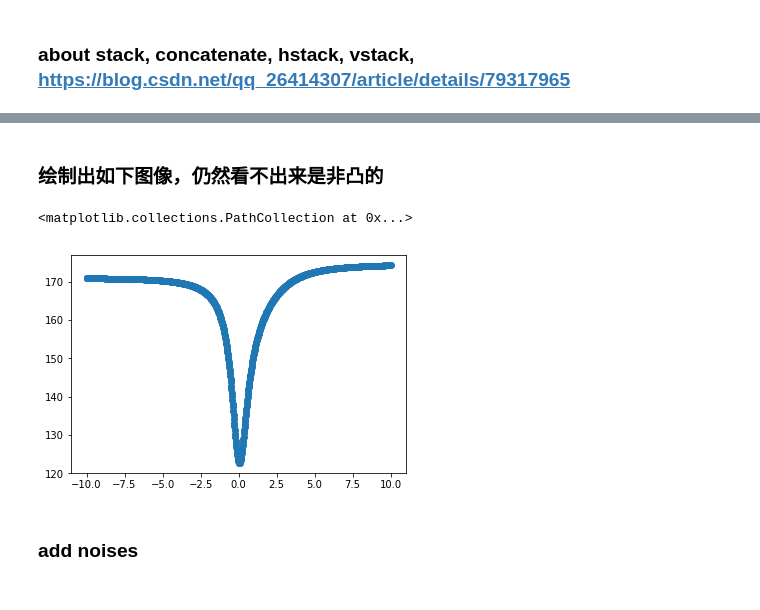
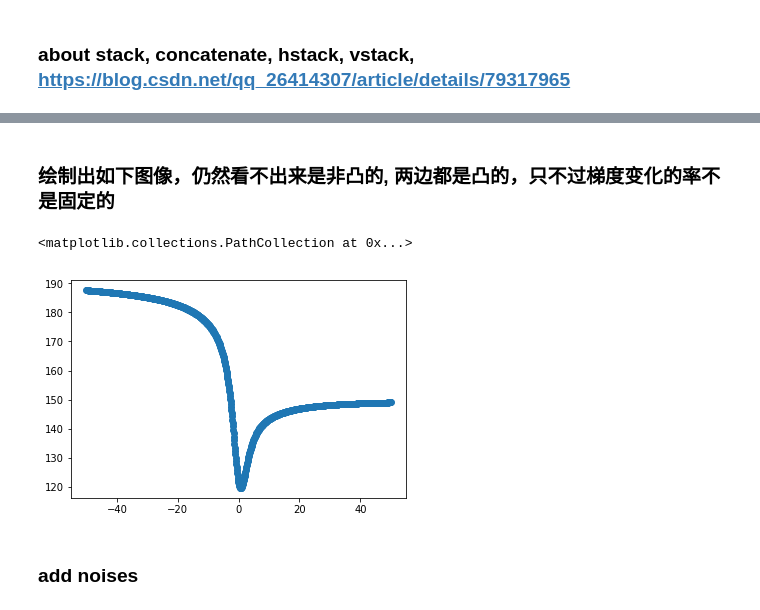
Before and after one commit to neuronzzz/ml, a Jupyter notebook: logistic_regression/logistic_regression_loss_function.ipynb, the cells around one changed output, grey strips where cells are left out. Cells and saved outputs as stored; diff of their text form; code cells hidden in the pictures.

```diff
--- a/logistic_regression/logistic_regression_loss_function.ipynb
+++ b/logistic_regression/logistic_regression_loss_function.ipynb
@@ -77,14 +73,14 @@ plt.scatter(x, y)
 # %%
-theta1 = np.linspace(-50, 50, 1000)
+theta = np.linspace(-50, 50, 1000)
 # %%
-j1 = [cost(x, i, y) for i in theta1]
+j = [cost(x, i, y) for i in theta]
 # %% [markdown]
-### 绘制出如下图像，仍然看不出来是非凸的
+### 绘制出如下图像，仍然看不出来是非凸的, 两边都是凸的，只不过梯度变化的率不是固定的
 # %%
-plt.scatter(theta, j1)
+plt.scatter(theta, j)
 # %% [output]
 <matplotlib.collections.PathCollection at 0x...>
-[figure, old version]
+[figure, new version]
 # %% [markdown]
 ### add noises
 # %%
```
Also changed, not shown: parts of 21 cells of this notebook.
